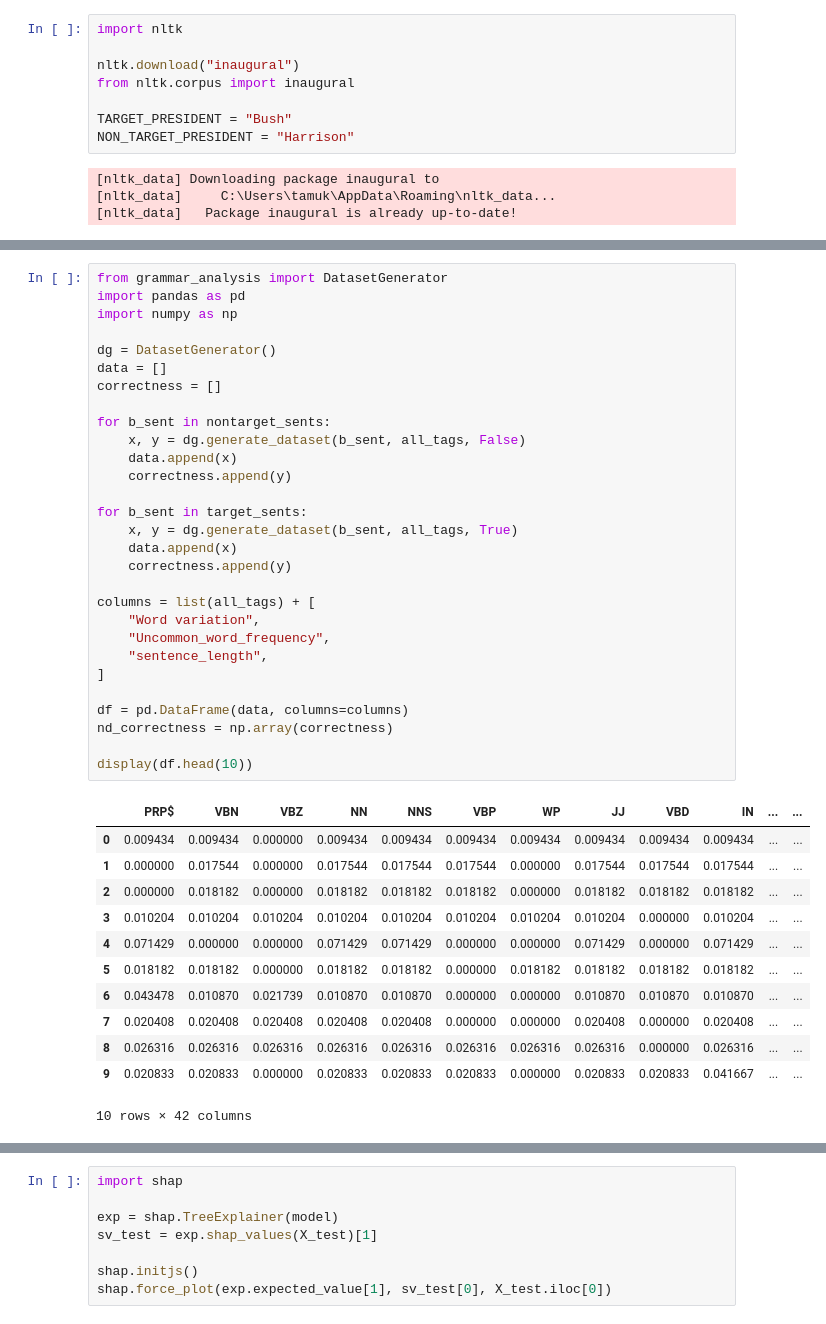
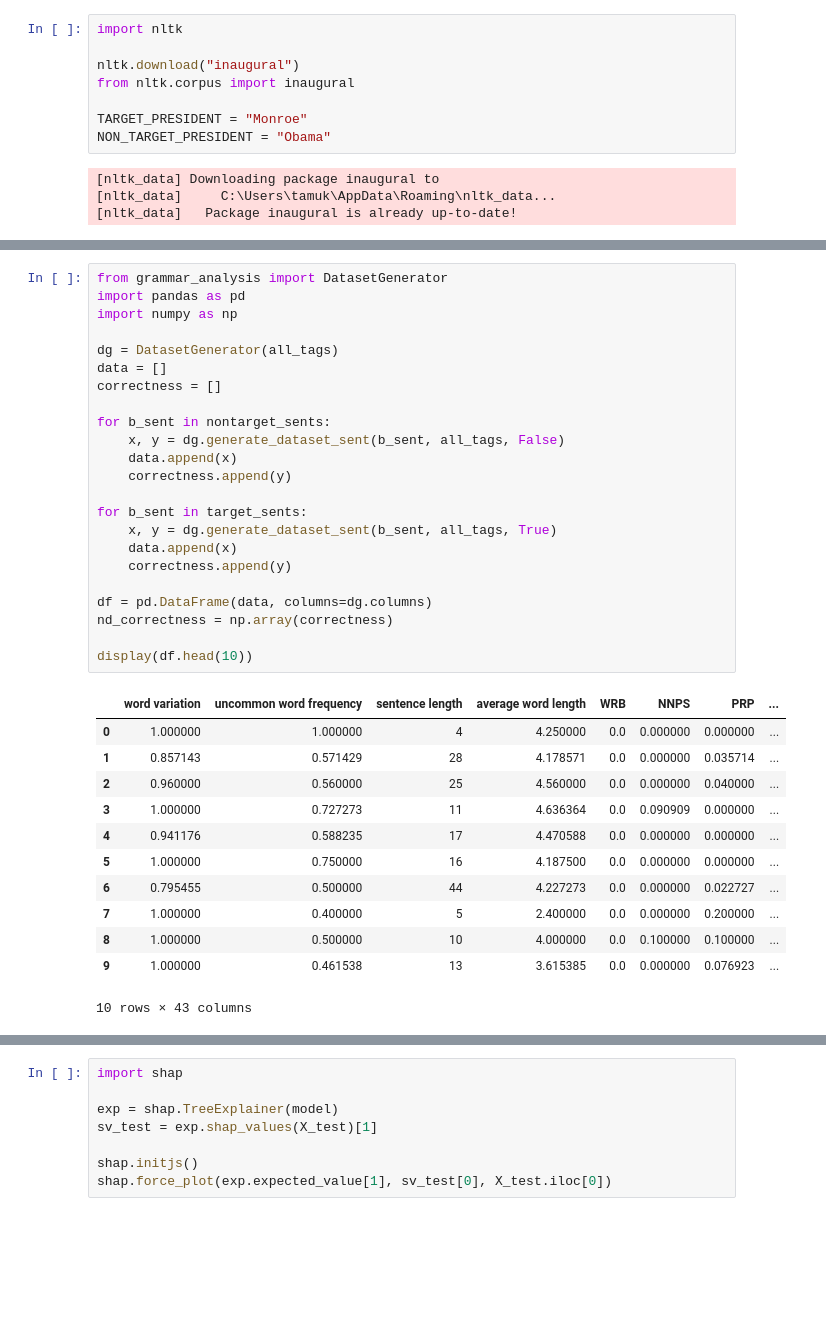
Before and after one commit to ZEKE320/xai-ric-book, a Jupyter notebook: main/sandbox/nltk_inaugural_analysis.ipynb, the cells around one changed output, grey strips where cells are left out. Saved outputs shown, nothing was run; the diff lists cells and outputs as text; blank space fills up the shorter version.

```diff
--- a/main/sandbox/nltk_inaugural_analysis.ipynb
+++ b/main/sandbox/nltk_inaugural_analysis.ipynb
@@ -4,8 +4,8 @@ import nltk
 nltk.download("inaugural")
 from nltk.corpus import inaugural
 
-TARGET_PRESIDENT = "Bush"
-NON_TARGET_PRESIDENT = "Harrison"
+TARGET_PRESIDENT = "Monroe"
+NON_TARGET_PRESIDENT = "Obama"
 # %% [output]
 [nltk_data] Downloading package inaugural to
 [nltk_data]     C:\Users\tamuk\AppData\Roaming\nltk_data...
@@ -120,45 +120,39 @@ print(all_tags)
 # %%
 from grammar_analysis import DatasetGenerator
 import pandas as pd
 import numpy as np
 
-dg = DatasetGenerator()
+dg = DatasetGenerator(all_tags)
 data = []
 correctness = []
 
 for b_sent in nontarget_sents:
-    x, y = dg.generate_dataset(b_sent, all_tags, False)
+    x, y = dg.generate_dataset_sent(b_sent, all_tags, False)
     data.append(x)
     correctness.append(y)
 
 for b_sent in target_sents:
-    x, y = dg.generate_dataset(b_sent, all_tags, True)
+    x, y = dg.generate_dataset_sent(b_sent, all_tags, True)
     data.append(x)
     correctness.append(y)
 
-columns = list(all_tags) + [
-    "Word variation",
-    "Uncommon_word_frequency",
-    "sentence_length",
-]
-
-df = pd.DataFrame(data, columns=columns)
+df = pd.DataFrame(data, columns=dg.columns)
 nd_correctness = np.array(correctness)
 
 display(df.head(10))
 # %% [output]
-|  | PRP$ | VBN | VBZ | NN | NNS | VBP | WP | JJ | VBD | IN | ... | ... |
-| 0 | 0.009434 | 0.009434 | 0.000000 | 0.009434 | 0.009434 | 0.009434 | 0.009434 | 0.009434 | 0.009434 | 0.009434 | ... | ... |
-| 1 | 0.000000 | 0.017544 | 0.000000 | 0.017544 | 0.017544 | 0.017544 | 0.000000 | 0.017544 | 0.017544 | 0.017544 | ... | ... |
-| 2 | 0.000000 | 0.018182 | 0.000000 | 0.018182 | 0.018182 | 0.018182 | 0.000000 | 0.018182 | 0.018182 | 0.018182 | ... | ... |
-| 3 | 0.010204 | 0.010204 | 0.010204 | 0.010204 | 0.010204 | 0.010204 | 0.010204 | 0.010204 | 0.000000 | 0.010204 | ... | ... |
-| 4 | 0.071429 | 0.000000 | 0.000000 | 0.071429 | 0.071429 | 0.000000 | 0.000000 | 0.071429 | 0.000000 | 0.071429 | ... | ... |
-| 5 | 0.018182 | 0.018182 | 0.000000 | 0.018182 | 0.018182 | 0.000000 | 0.018182 | 0.018182 | 0.018182 | 0.018182 | ... | ... |
-| 6 | 0.043478 | 0.010870 | 0.021739 | 0.010870 | 0.010870 | 0.000000 | 0.000000 | 0.010870 | 0.010870 | 0.010870 | ... | ... |
-| 7 | 0.020408 | 0.020408 | 0.020408 | 0.020408 | 0.020408 | 0.000000 | 0.000000 | 0.020408 | 0.000000 | 0.020408 | ... | ... |
-| 8 | 0.026316 | 0.026316 | 0.026316 | 0.026316 | 0.026316 | 0.026316 | 0.026316 | 0.026316 | 0.000000 | 0.026316 | ... | ... |
-| 9 | 0.020833 | 0.020833 | 0.000000 | 0.020833 | 0.020833 | 0.020833 | 0.000000 | 0.020833 | 0.020833 | 0.041667 | ... | ... |
+|  | word variation | uncommon word frequency | sentence length | average word length | WRB | NNPS | PRP | ... |
+| 0 | 1.000000 | 1.000000 | 4 | 4.250000 | 0.0 | 0.000000 | 0.000000 | ... |
+| 1 | 0.857143 | 0.571429 | 28 | 4.178571 | 0.0 | 0.000000 | 0.035714 | ... |
+| 2 | 0.960000 | 0.560000 | 25 | 4.560000 | 0.0 | 0.000000 | 0.040000 | ... |
+| 3 | 1.000000 | 0.727273 | 11 | 4.636364 | 0.0 | 0.090909 | 0.000000 | ... |
+| 4 | 0.941176 | 0.588235 | 17 | 4.470588 | 0.0 | 0.000000 | 0.000000 | ... |
+| 5 | 1.000000 | 0.750000 | 16 | 4.187500 | 0.0 | 0.000000 | 0.000000 | ... |
+| 6 | 0.795455 | 0.500000 | 44 | 4.227273 | 0.0 | 0.000000 | 0.022727 | ... |
+| 7 | 1.000000 | 0.400000 | 5 | 2.400000 | 0.0 | 0.000000 | 0.200000 | ... |
+| 8 | 1.000000 | 0.500000 | 10 | 4.000000 | 0.0 | 0.100000 | 0.100000 | ... |
+| 9 | 1.000000 | 0.461538 | 13 | 3.615385 | 0.0 | 0.000000 | 0.076923 | ... |
-10 rows × 42 columns
+10 rows × 43 columns
 # %%
 print(df.dtypes)
 # %% [output]
```
Also changed, not shown: parts of 11 cells of this notebook.
